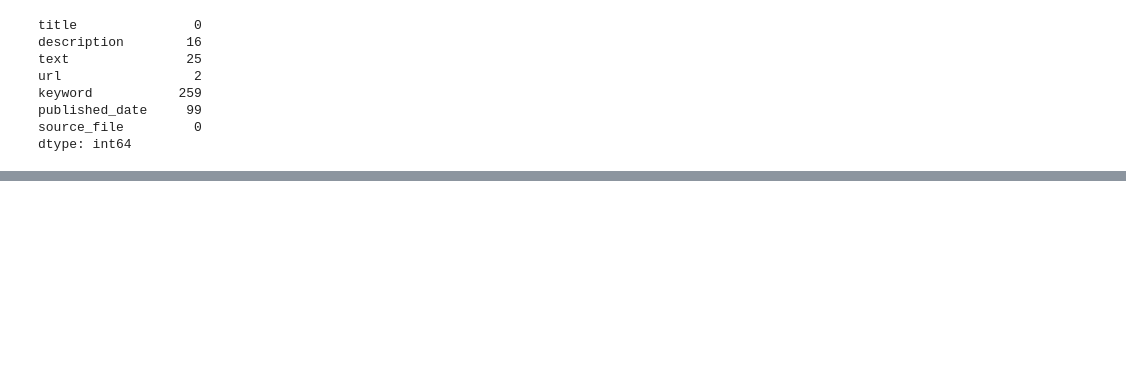
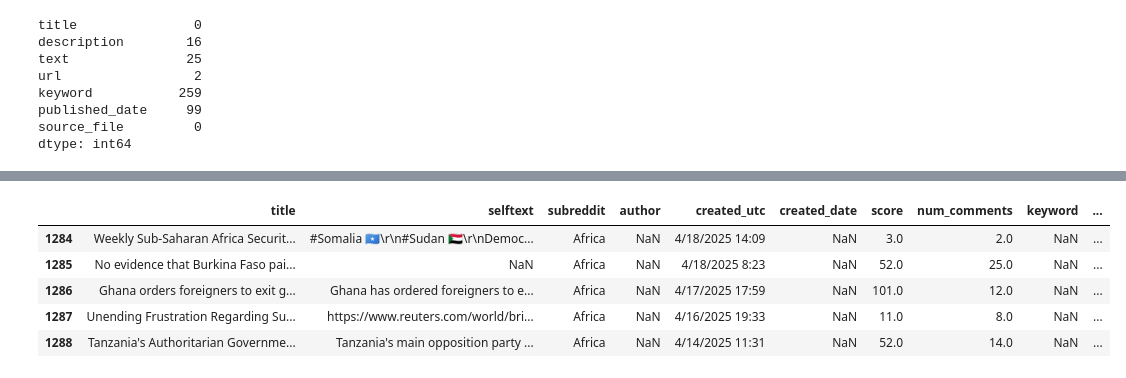
Before and after one commit to L-N-E0/USAID-Kenya-Sentiment-Analysis, a Jupyter notebook: notebooks/Cess.ipynb, the cells around one changed output, grey strips where cells are left out. Saved outputs shown, nothing was run; the diff lists cells and outputs as text; code cells hidden in the pictures; blank space fills up the shorter version.

```diff
--- a/notebooks/Cess.ipynb
+++ b/notebooks/Cess.ipynb
@@ -339,0 +262,9 @@ FINAL REDDIT DATA TO BE USED ~ mbego_all_reddit_merged
+# %%
+reddit_df.tail()
+# %% [output]
+|  | title | selftext | subreddit | author | created_utc | created_date | score | num_comments | keyword | ... |
+| 1284 | Weekly Sub-Saharan Africa Securit... | #Somalia 🇸🇴\r\n#Sudan 🇸🇩\r\nDemoc... | Africa | NaN | 4/18/2025 14:09 | NaN | 3.0 | 2.0 | NaN | ... |
+| 1285 | No evidence that Burkina Faso pai... | NaN | Africa | NaN | 4/18/2025 8:23 | NaN | 52.0 | 25.0 | NaN | ... |
+| 1286 | Ghana orders foreigners to exit g... | Ghana has ordered foreigners to e... | Africa | NaN | 4/17/2025 17:59 | NaN | 101.0 | 12.0 | NaN | ... |
+| 1287 | Unending Frustration Regarding Su... | https://www.reuters.com/world/bri... | Africa | NaN | 4/16/2025 19:33 | NaN | 11.0 | 8.0 | NaN | ... |
+| 1288 | Tanzania's Authoritarian Governme... | Tanzania's main opposition party ... | Africa | NaN | 4/14/2025 11:31 | NaN | 52.0 | 14.0 | NaN | ... |
```
Also changed, not shown: parts of 60 cells of this notebook, 1 other file.
